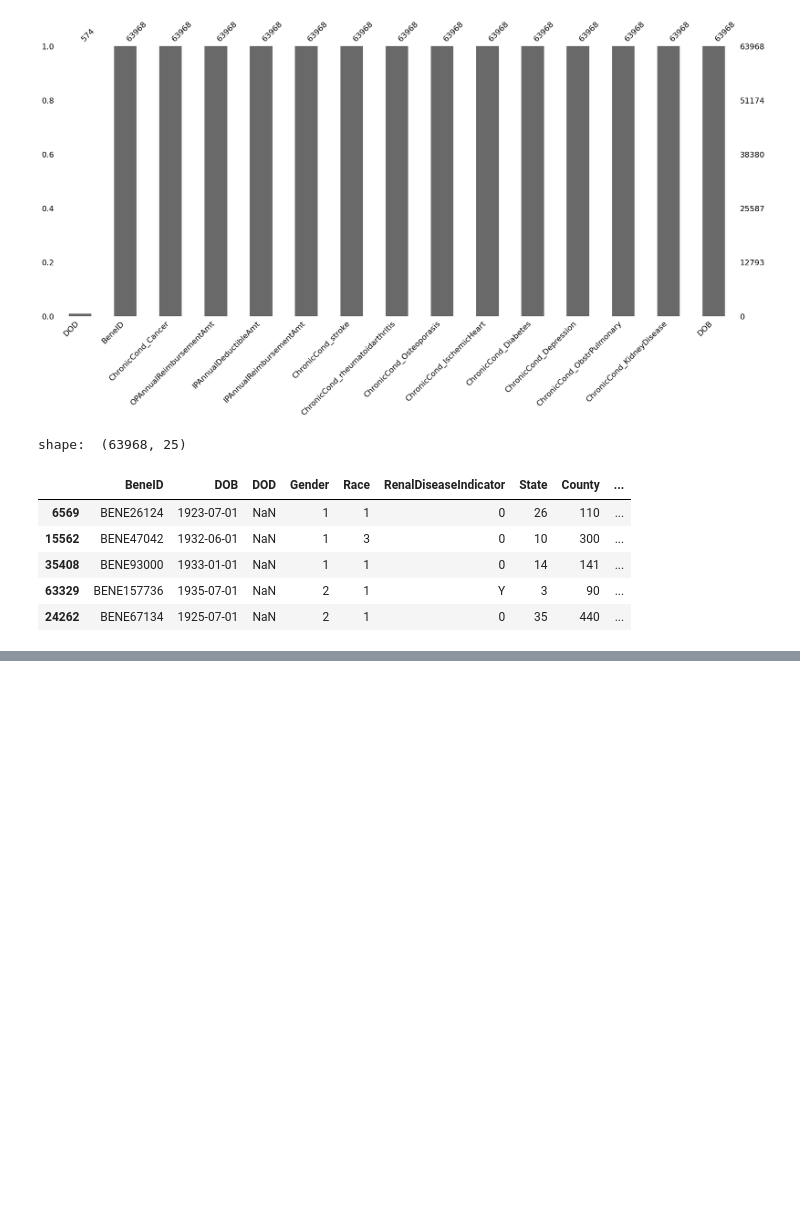
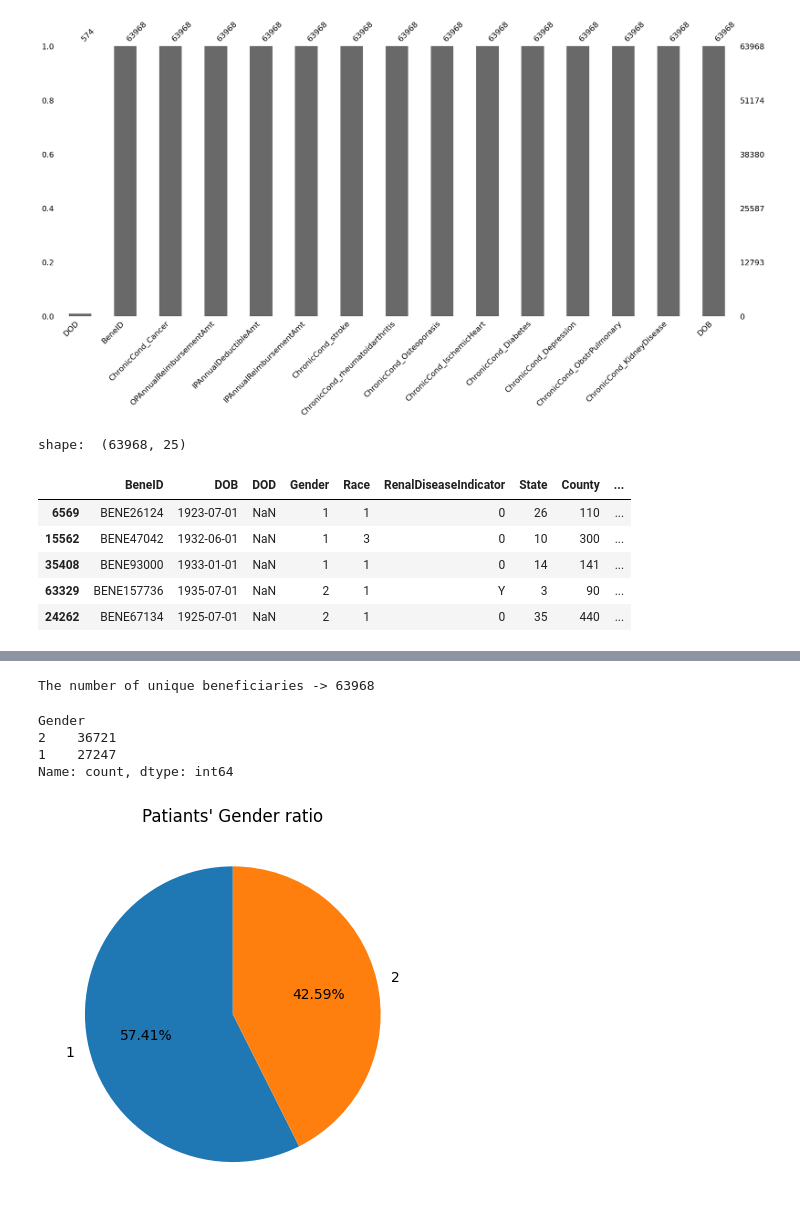
Before and after one commit to ChTomer/MyCapstone, a Jupyter notebook: HealthCareFraudProjectPitch/1testBeneficiary.ipynb, the cells around one changed output, grey strips where cells are left out. Drawn from its saved outputs; the diff is of its cells as text; code cells hidden in the pictures; blank space fills up the shorter version.

Commit message:
Update bene files

```diff
--- a/HealthCareFraudProjectPitch/1testBeneficiary.ipynb
+++ b/HealthCareFraudProjectPitch/1testBeneficiary.ipynb
@@ -51,0 +173,16 @@ shape:  (63968, 25)
+# %%
+print(f"The number of unique beneficiaries -> {df['BeneID'].nunique()}")
+# %% [output]
+The number of unique beneficiaries -> 63968
+# %%
+print(df['Gender'].value_counts())
+
+plt.pie(df['Gender'].value_counts(), labels=['1','2'], autopct='%1.2f%%',startangle=90)
+plt.title("Patiants' Gender ratio")
+plt.show()
+# %% [output]
+Gender
+2    36721
+1    27247
+Name: count, dtype: int64
+[figure, added]
```
Also changed, not shown: parts of 40 cells of this notebook, 1 other file.
